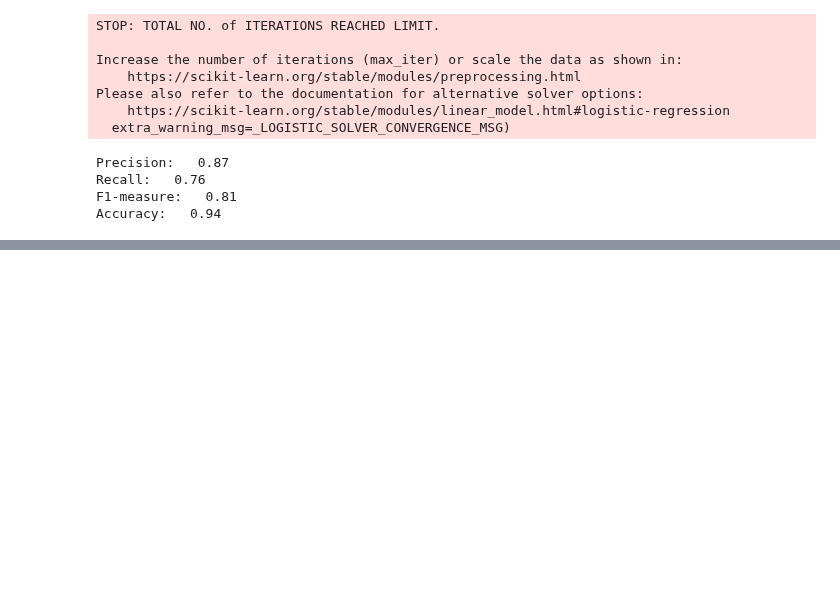
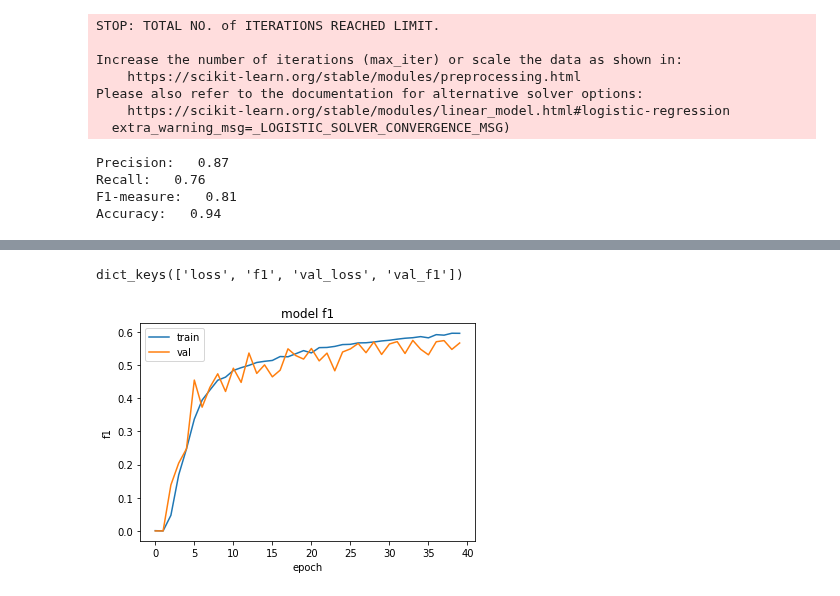
Before and after one commit to Vakhranev/Compling, a Jupyter notebook: Gospodi_za_chto.ipynb, the cells around one changed output, grey strips where cells are left out. Saved outputs shown, nothing was run; the diff lists cells and outputs as text; code cells hidden in the pictures; blank space fills up the shorter version.

```diff
--- a/Gospodi_za_chto.ipynb
+++ b/Gospodi_za_chto.ipynb
@@ -234,0 +285,2 @@ Accuracy:   0.94
+# %%
+y = f.toxic.values
@@ -234,0 +291,2 @@ Accuracy:   0.94
+# %%
+X_train, X_valid, y_train, y_valid = train_test_split(X, y, test_size=0.25, stratify=y)
@@ -234,0 +309,17 @@ Accuracy:   0.94
+# %%
+from tensorflow.keras import backend as K
+def f1(y_true, y_pred):
+    def recall(y_true, y_pred):
+        true_positives = K.sum(K.round(K.clip(y_true * y_pred, 0, 1)))
+        possible_positives = K.sum(K.round(K.clip(y_true, 0, 1)))
+        recall = true_positives / (possible_positives + K.epsilon())
+        return recall
+
+    def precision(y_true, y_pred):
+        true_positives = K.sum(K.round(K.clip(y_true * y_pred, 0, 1)))
+        predicted_positives = K.sum(K.round(K.clip(y_pred, 0, 1)))
+        precision = true_positives / (predicted_positives + K.epsilon())
+        return precision
+    precision = precision(y_true, y_pred)
+    recall = recall(y_true, y_pred)
+    return 2*((precision*recall)/(precision+recall+K.epsilon()))
@@ -234,0 +357,6 @@ Accuracy:   0.94
+# %%
+model.fit(X_train, y_train,
+          validation_data=(X_valid, y_valid),
+          batch_size=2000,
+          epochs=40,
+          callbacks=[checkpoint, early_stop])
@@ -234,0 +382,15 @@ Accuracy:   0.94
+# %%
+import matplotlib.pyplot as plt
+%matplotlib inline
+
+print(model.history.history.keys())
+plt.plot(model.history.history['f1'])
+plt.plot(model.history.history['val_f1'])
+plt.title('model f1')
+plt.ylabel('f1')
+plt.xlabel('epoch')
+plt.legend(['train', 'val'], loc='upper left')
+plt.show()
+# %% [output]
+dict_keys(['loss', 'f1', 'val_loss', 'val_f1'])
+[figure, added]
```
Also changed, not shown: parts of 17 cells of this notebook.
